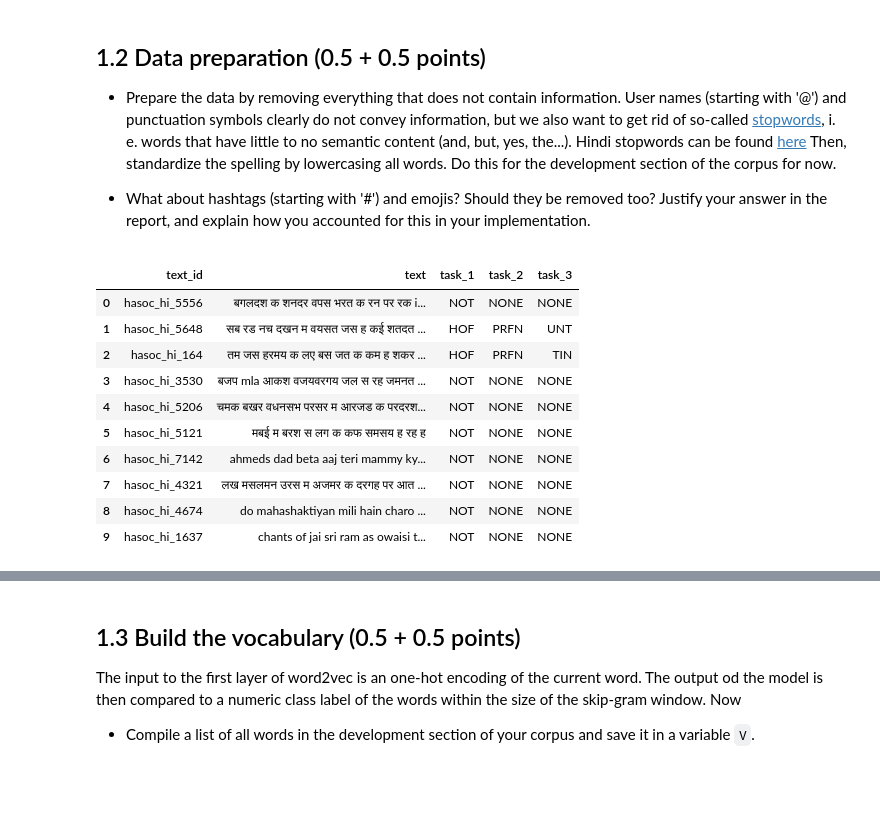
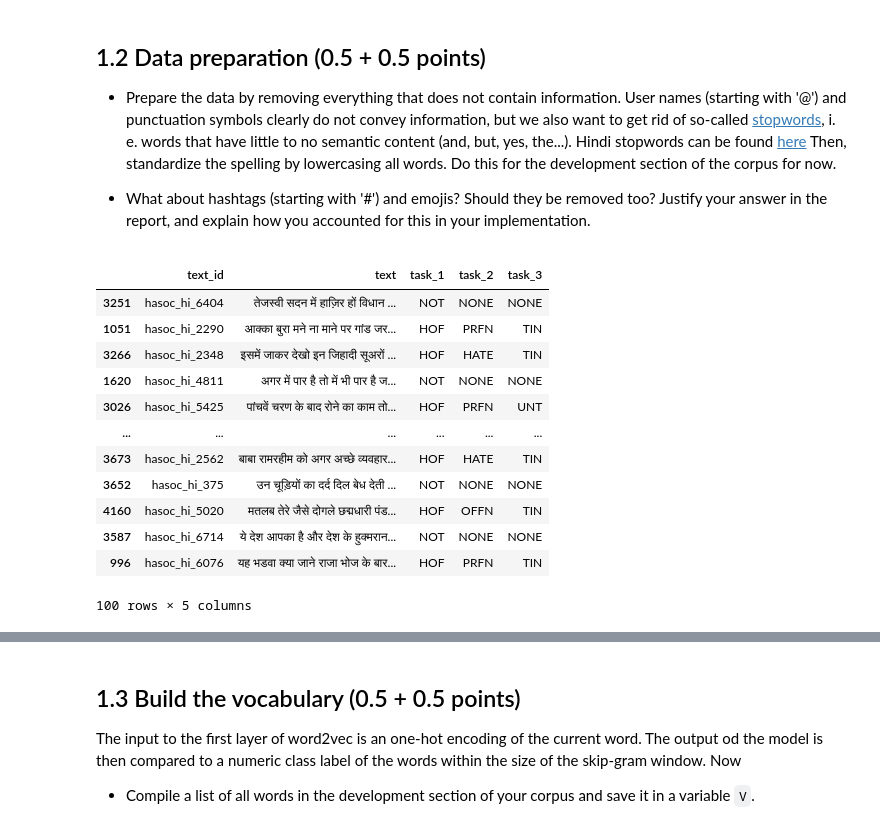
Before and after one commit to alch00001/NNTI-WS2021-NLP-Project, a Jupyter notebook: Task1_Word_Embeddings.ipynb, the cells around one changed output, grey strips where cells are left out. Cells and saved outputs as stored; diff of their text form; code cells hidden in the pictures; blank space fills up the shorter version.

```diff
--- a/Task1_Word_Embeddings.ipynb
+++ b/Task1_Word_Embeddings.ipynb
@@ -50,47 +54,26 @@ User names (starting with '@') and punctuation symbols clearly do not convey inf
 Do this for the development section of the corpus for now.
 
 * What about hashtags (starting with '#') and emojis? Should they be removed too? Justify your answer in the report, and explain how you accounted for this in your implementation.
-# %%
-#TODO: implement!
-
-#remove usernames
-development['text']=development['text'].str.replace('@[\w]+','')
-#remove puncutation
-development['text']=development['text'].str.replace('[^\w\s]','')
-#convert to lowercase
-development['text'] = development['text'].apply(lambda x: " ".join(x.lower() for x in x.split()))
-#remove numbers
-development['text'] = development['text'].str.replace('\d+', '')
-
-#import and remove stopwords
-stopurl = 'https://raw.githubusercontent.com/stopwords-iso/stopwords-hi/master/stopwords-hi.txt'
-stopwords = pd.read_csv(stopurl, sep='\t')
-stopwords.astype("string")
-development['text'] = development['text'].apply(lambda x: " ".join(x for x in x.split() if x not in stopwords))
-
-#remove emojis, script taken from github
-def remove_emoji(text):
-    emoji_pattern = re.compile("["
-                           u"\U0001F600-\U0001F64F"  # emoticons
-                           u"\U0001F300-\U0001F5FF"  # symbols & pictographs
-                           u"\U0001F680-\U0001F6FF"  # transport & map symbols
-                           u"\U0001F1E0-\U0001F1FF"  # flags
-                           u"\U00002702-\U000027B0"
-                           u"\U000024C2-\U0001F251"
-                           "]+", flags=re.UNICODE)
-    return emoji_pattern.sub(r'', text)
-development['text'] = development['text'].apply(lambda x: remove_emoji(x))
-
-development.head(10)
-# %% [output]
-|  | text_id | text | task_1 | task_2 | task_3 |
-| 0 | hasoc_hi_5556 | बगलदश क शनदर वपस भरत क रन पर रक i... | NOT | NONE | NONE |
-| 1 | hasoc_hi_5648 | सब रड नच दखन म वयसत जस ह कई शतदत ... | HOF | PRFN | UNT |
-| 2 | hasoc_hi_164 | तम जस हरमय क लए बस जत क कम ह शकर ... | HOF | PRFN | TIN |
-| 3 | hasoc_hi_3530 | बजप mla आकश वजयवरगय जल स रह जमनत ... | NOT | NONE | NONE |
-| 4 | hasoc_hi_5206 | चमक बखर वधनसभ परसर म आरजड क परदरश... | NOT | NONE | NONE |
-| 5 | hasoc_hi_5121 | मबई म बरश स लग क कफ समसय ह रह ह | NOT | NONE | NONE |
-| 6 | hasoc_hi_7142 | ahmeds dad beta aaj teri mammy ky... | NOT | NONE | NONE |
-| 7 | hasoc_hi_4321 | लख मसलमन उरस म अजमर क दरगह पर आत ... | NOT | NONE | NONE |
-| 8 | hasoc_hi_4674 | do mahashaktiyan mili hain charo ... | NOT | NONE | NONE |
-| 9 | hasoc_hi_1637 | chants of jai sri ram as owaisi t... | NOT | NONE | NONE |
+# %%
+#s = '145. !! #hsdfg संस्कृत महाविद्यालय । @asdsg https://m.facebook.com/story.php?story_fbid=443161759855093&id=464554060349094 asd'
+#s = '¶¶खनकती चूड़ियाँ और छनकती पायल  मोहब्बत की मौशिकी में साज होते हैं¶¶¶  ~#साहिब१     #चूड़ी  #शब्दनिधि  #हिंदी_शब्द'
+#s = regex.sub(r'(#[^\s]*)*', '', s)
+#s = regex.sub(r'(@[\w]*)*[\d\p{Punct}*]*(https[^\s]*)*', '', s)
+#s
+development_set['text'] = development_set['text'].apply(lambda x: regex.sub(r'(#[^\s]*)*', '', x))                                    #removing hashtags
+development_set['text'] = development_set['text'].apply(lambda x: regex.sub(r'(@[\w]*)*[\d\p{Punct}*]*(https[^\s]*)*', '', x))        #removing usernames, numbers, punctuations and links
+development_set
+# %% [output]
+|  | text_id | text | task_1 | task_2 | task_3 |
+| 3251 | hasoc_hi_6404 | तेजस्वी सदन में हाज़िर हों विधान ... | NOT | NONE | NONE |
+| 1051 | hasoc_hi_2290 | आक्का बुरा मने ना माने पर गांड जर... | HOF | PRFN | TIN |
+| 3266 | hasoc_hi_2348 | इसमें जाकर देखो इन जिहादी सूअरों ... | HOF | HATE | TIN |
+| 1620 | hasoc_hi_4811 | अगर में पार है तो में भी पार है ज... | NOT | NONE | NONE |
+| 3026 | hasoc_hi_5425 | पांचवें चरण के बाद रोने का काम तो... | HOF | PRFN | UNT |
+| ... | ... | ... | ... | ... | ... |
+| 3673 | hasoc_hi_2562 | बाबा रामरहीम को अगर अच्छे व्यवहार... | HOF | HATE | TIN |
+| 3652 | hasoc_hi_375 | उन चूड़ियों का दर्द दिल बेध देती ... | NOT | NONE | NONE |
+| 4160 | hasoc_hi_5020 | मतलब तेरे जैसे दोगले छद्मधारी पंड... | HOF | OFFN | TIN |
+| 3587 | hasoc_hi_6714 | ये देश आपका है और देश के हुक्मरान... | NOT | NONE | NONE |
+| 996 | hasoc_hi_6076 | यह भडवा क्या जाने राजा भोज के बार... | HOF | PRFN | TIN |
+100 rows × 5 columns
```
Also changed, not shown: parts of 19 cells of this notebook.
